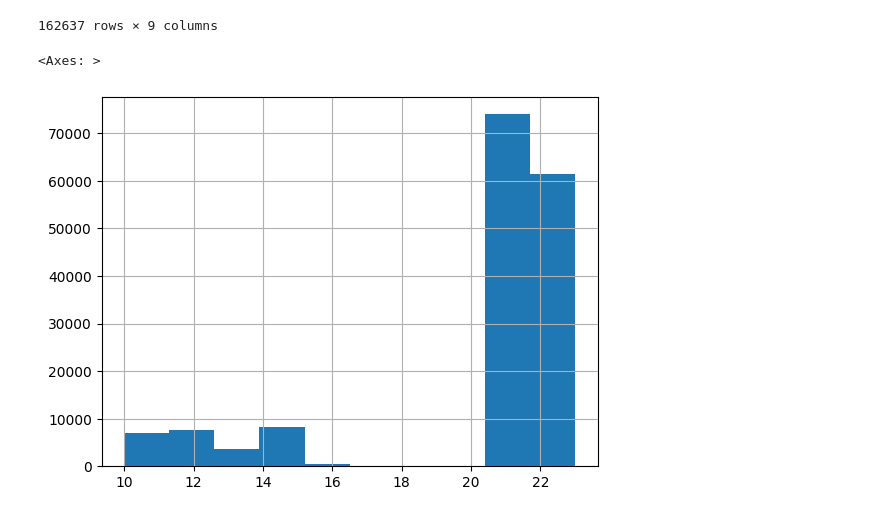
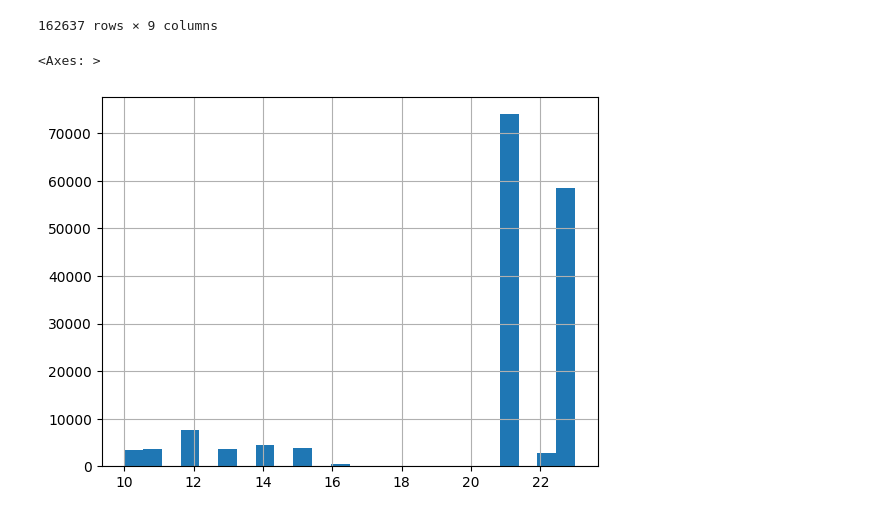
Before and after one commit to sekilab/Pseudo-PFLOW, a Jupyter notebook: target/classes/scripts/Transfer_household.ipynb, the cells around one changed output. Cells and saved outputs as stored; diff of their text form; code cells hidden in the pictures.

```diff
--- a/target/classes/scripts/Transfer_household.ipynb
+++ b/target/classes/scripts/Transfer_household.ipynb
@@ -253,7 +253,7 @@ df
 | 162636 | 23101_84911 | 1 | 23101 | 136.990422 | 35.164874 | 70015054 | 76 | 2 | 23 |
 162637 rows × 9 columns
 # %%
-df.iloc[:, 8].hist()
+df.iloc[:, 8].hist(bins=24)
 # %% [output]
 <Axes: >
-[figure, old version]
+[figure, new version]
```
Also changed, not shown: parts of 7 cells of this notebook, 1 other file.
